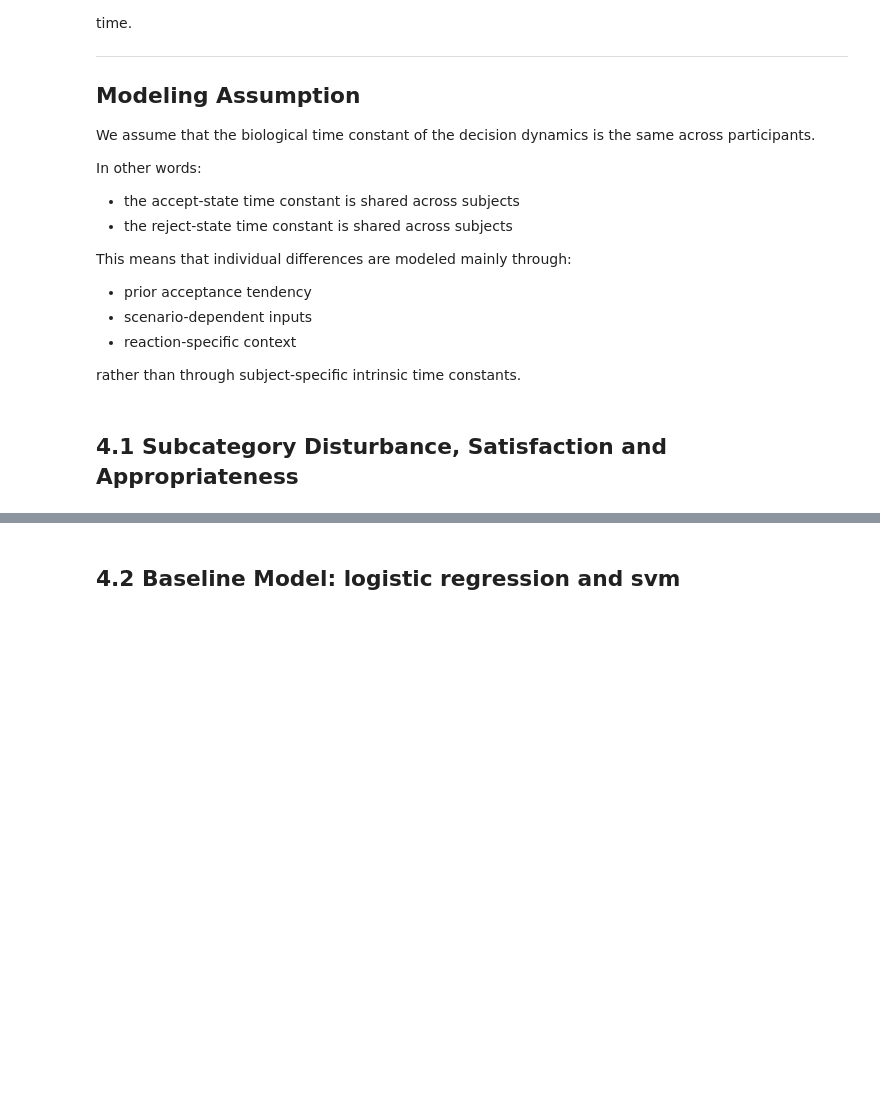
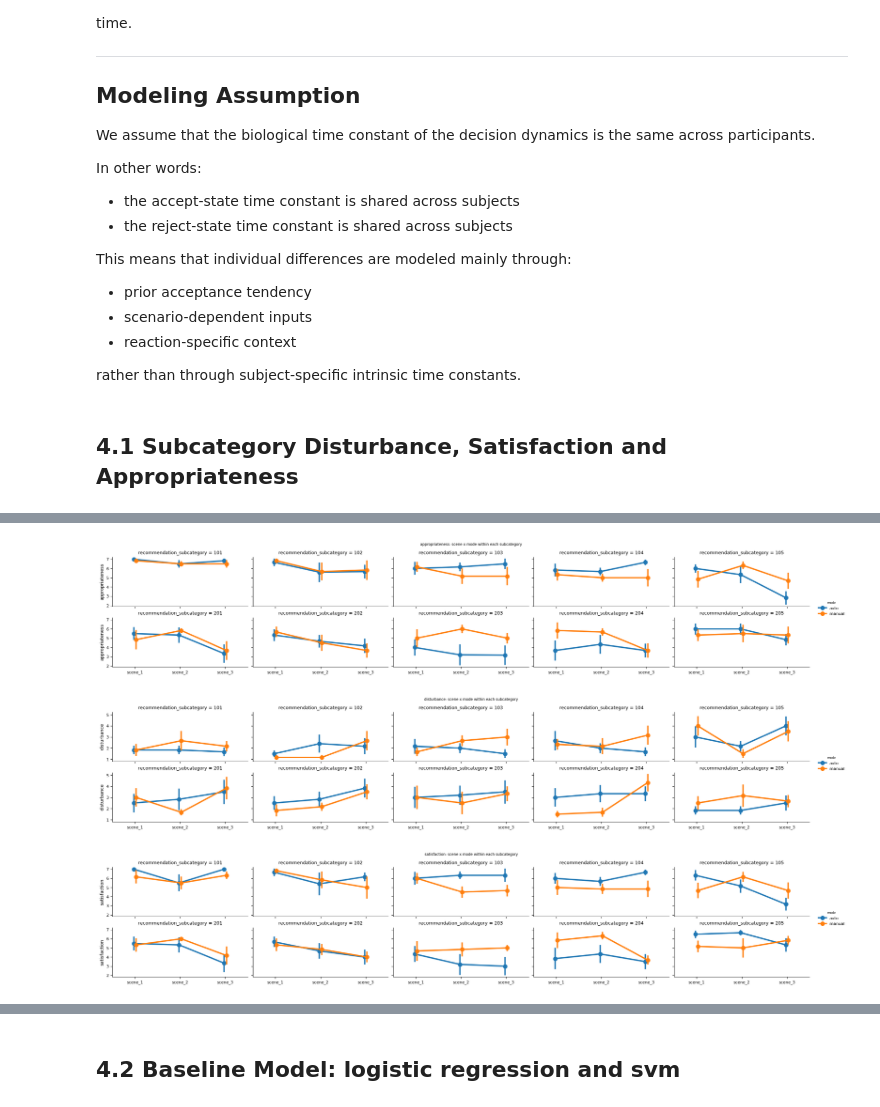
Before and after one commit to yxlin02/HCICarSim, a Jupyter notebook: DataAnalysis.ipynb, the cells around one changed output, grey strips where cells are left out. Cells and saved outputs as stored; diff of their text form; code cells hidden in the pictures; blank space fills up the shorter version.

Commit message:
subcategory

```diff
--- a/DataAnalysis.ipynb
+++ b/DataAnalysis.ipynb
@@ -699,0 +722,25 @@ reaction_data_dict = databuilder.build_per_reaction_data_dict(df_reaction)
+# %%
+overall_results = []
+
+for metric in metrics:
+    formula = f"{metric} ~ recommendation_subcategory * scene_id * mode"
+    model_all = smf.mixedlm(
+        formula,
+        df,
+        groups=df["sub_id"]
+    ).fit(reml=False)
+
+    print("\n" + "="*80)
+    print(f"OVERALL MODEL FOR {metric}")
+    print("="*80)
+    print(model_all.summary())
+
+    coef_table = pd.DataFrame({
+        "term": model_all.params.index,
+        "coef": model_all.params.values,
+        "pval": model_all.pvalues.values
+    })
+    coef_table["metric"] = metric
+    overall_results.append(coef_table)
+
+overall_results_df = pd.concat(overall_results, ignore_index=True)
@@ -699,0 +931,24 @@ reaction_data_dict = databuilder.build_per_reaction_data_dict(df_reaction)
+# %%
+for metric in metrics:
+    g = sns.catplot(
+        data=df,
+        x="scene_id",
+        y=metric,
+        hue="mode",
+        col="recommendation_subcategory",
+        kind="point",
+        errorbar="se",
+        dodge=True,
+        col_wrap=5,
+        height=2,
+        aspect=2
+    )
+    g.fig.subplots_adjust(top=0.88)
+    g.fig.suptitle(f"{metric}: scene x mode within each subcategory")
+    for ax in g.axes.flat:
+        ax.set_xlabel("")
+    plt.show()
+# %% [output]
+[figure, added]
+[figure, added]
+[figure, added]
```
Also changed, not shown: parts of 10 cells of this notebook, 3 other files.
